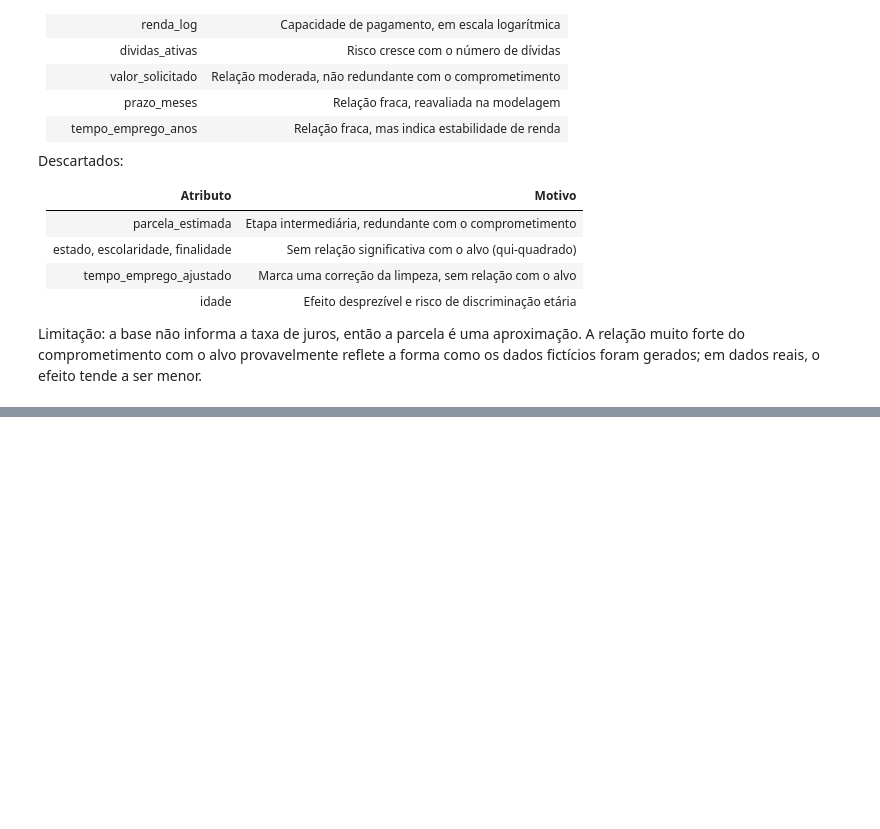
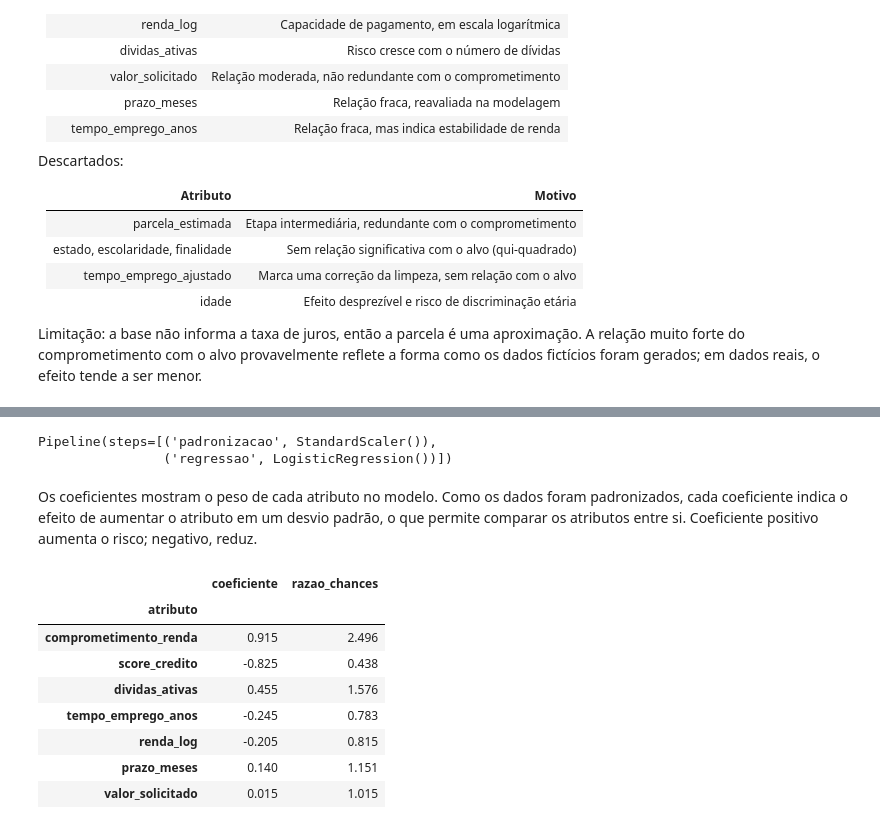
Before and after one commit to dudamark/desafio-credito-credair, a Jupyter notebook: notebooks/analise_credito.ipynb, the cells around one changed output, grey strips where cells are left out. Drawn from its saved outputs; the diff is of its cells as text; code cells hidden in the pictures; blank space fills up the shorter version.

Commit message:
feat: desenvolve modelo

```diff
--- a/notebooks/analise_credito.ipynb
+++ b/notebooks/analise_credito.ipynb
@@ -1037,0 +1070,36 @@ Limitação: a base não informa a taxa de juros, então a parcela é uma aproxi
+# %%
+from sklearn.pipeline import Pipeline
+from sklearn.preprocessing import StandardScaler
+from sklearn.linear_model import LogisticRegression
+
+modelo = Pipeline([
+    ("padronizacao", StandardScaler()),
+    ("regressao", LogisticRegression())
+])
+
+modelo.fit(X_treino, y_treino)
+# %% [output]
+Pipeline(steps=[('padronizacao', StandardScaler()),
+                ('regressao', LogisticRegression())])
+# %% [markdown]
+Os coeficientes mostram o peso de cada atributo no modelo. Como os dados foram padronizados, cada coeficiente indica o efeito de aumentar o atributo em um desvio padrão, o que permite comparar os atributos entre si. Coeficiente positivo aumenta o risco; negativo, reduz.
+# %%
+regressao = modelo.named_steps["regressao"]
+
+coeficientes = pd.DataFrame({
+    "atributo": atributos_modelo,
+    "coeficiente": regressao.coef_[0]
+})
+coeficientes["razao_chances"] = np.exp(coeficientes["coeficiente"])
+
+coeficientes.sort_values("coeficiente", key=abs, ascending=False).set_index("atributo").round(3)
+# %% [output]
+|  | coeficiente | razao_chances |
+| atributo |  |  |
+| comprometimento_renda | 0.915 | 2.496 |
+| score_credito | -0.825 | 0.438 |
+| dividas_ativas | 0.455 | 1.576 |
+| tempo_emprego_anos | -0.245 | 0.783 |
+| renda_log | -0.205 | 0.815 |
+| prazo_meses | 0.140 | 1.151 |
+| valor_solicitado | 0.015 | 1.015 |
```
Also changed, not shown: parts of 5 cells of this notebook.
